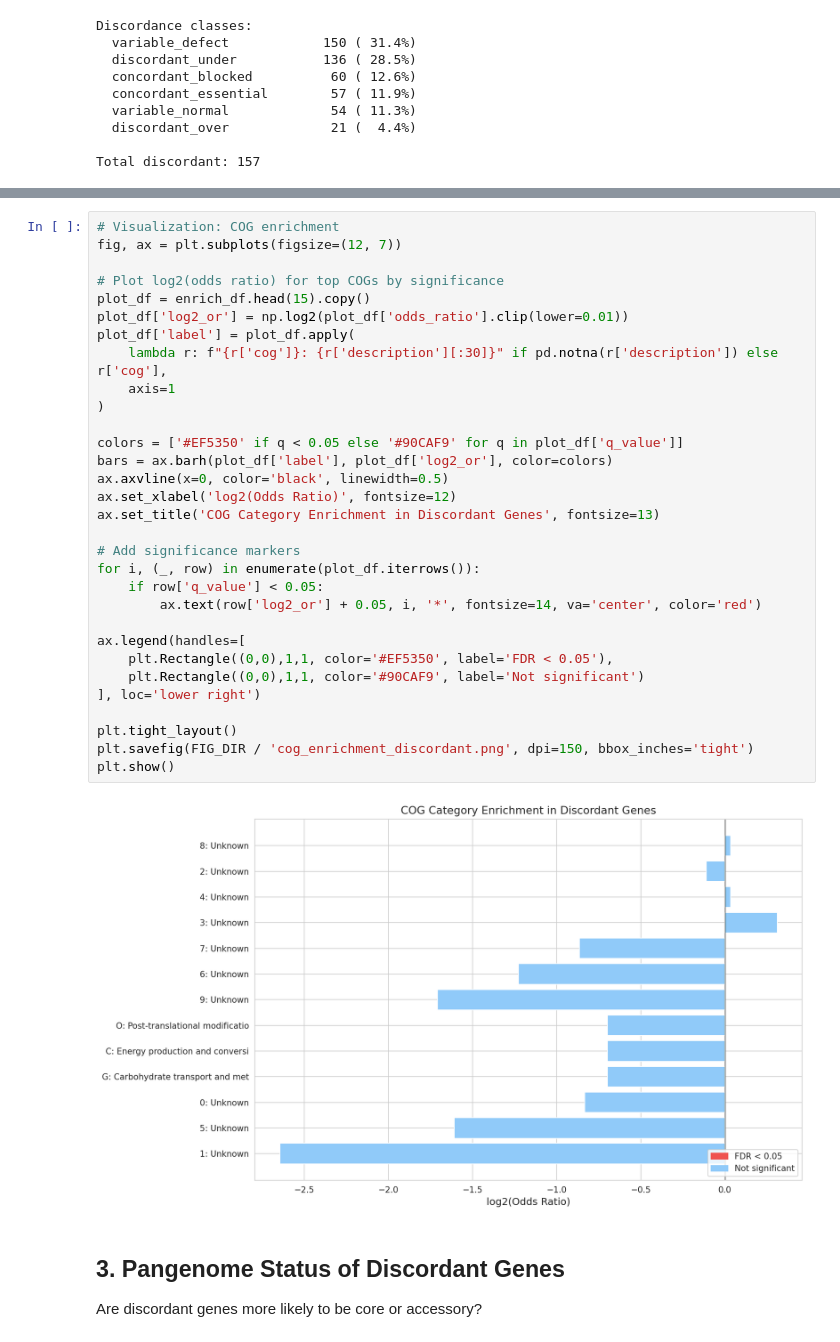
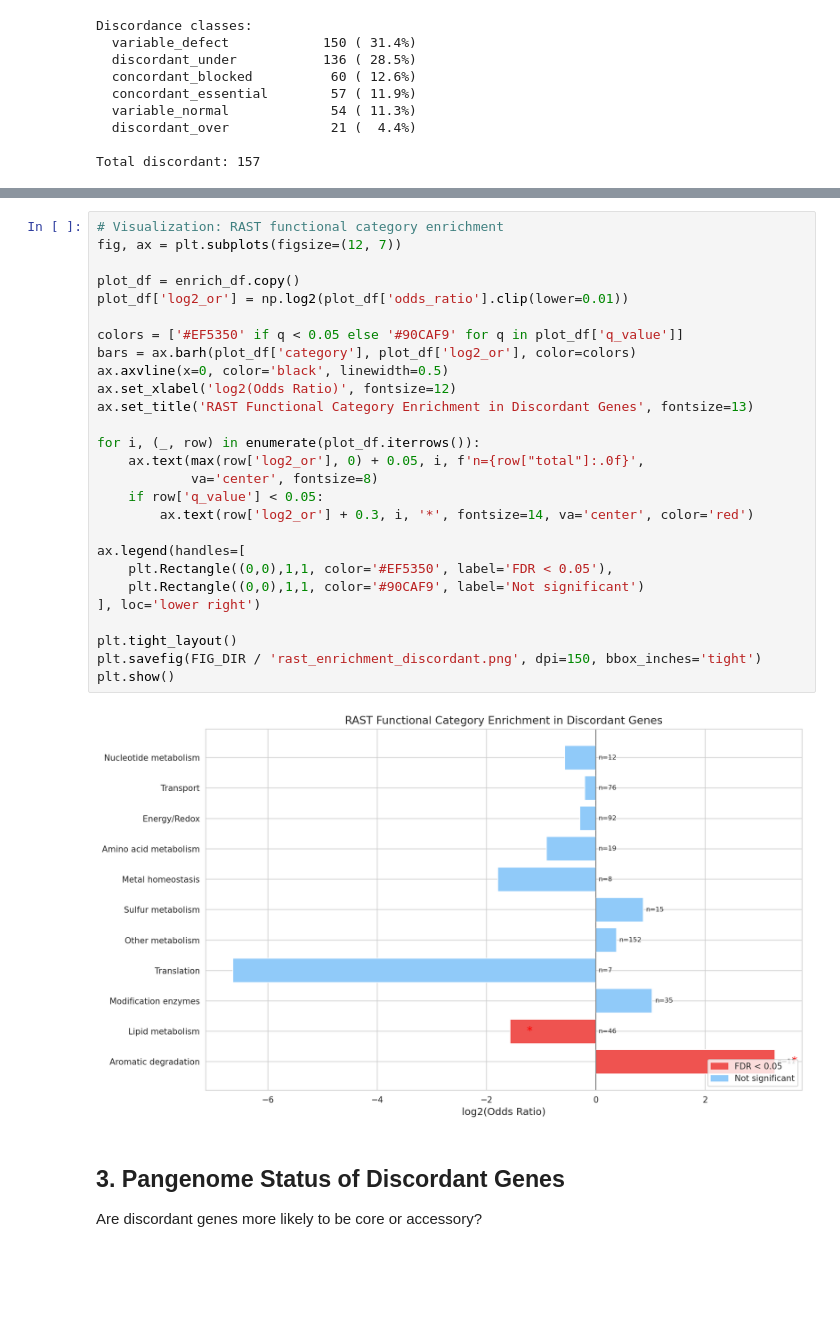
Before and after one commit to kbaseincubator/BERIL-research-observatory, a Jupyter notebook: projects/adp1_triple_essentiality/notebooks/03_discordant_characterization.ipynb, the cells around one changed output, grey strips where cells are left out. Saved outputs shown, nothing was run; the diff lists cells and outputs as text; blank space fills up the shorter version.

```diff
--- a/projects/adp1_triple_essentiality/notebooks/03_discordant_characterization.ipynb
+++ b/projects/adp1_triple_essentiality/notebooks/03_discordant_characterization.ipynb
@@ -254,36 +257,32 @@ FBA under-predicts (blocked+defect) (n=136):
 # %%
-# Visualization: COG enrichment
+# Visualization: RAST functional category enrichment
 fig, ax = plt.subplots(figsize=(12, 7))
 
-# Plot log2(odds ratio) for top COGs by significance
-plot_df = enrich_df.head(15).copy()
+plot_df = enrich_df.copy()
 plot_df['log2_or'] = np.log2(plot_df['odds_ratio'].clip(lower=0.01))
-plot_df['label'] = plot_df.apply(
-    lambda r: f"{r['cog']}: {r['description'][:30]}" if pd.notna(r['description']) else r['cog'],
-    axis=1
-)
 
 colors = ['#EF5350' if q < 0.05 else '#90CAF9' for q in plot_df['q_value']]
-bars = ax.barh(plot_df['label'], plot_df['log2_or'], color=colors)
+bars = ax.barh(plot_df['category'], plot_df['log2_or'], color=colors)
 ax.axvline(x=0, color='black', linewidth=0.5)
 ax.set_xlabel('log2(Odds Ratio)', fontsize=12)
-ax.set_title('COG Category Enrichment in Discordant Genes', fontsize=13)
+ax.set_title('RAST Functional Category Enrichment in Discordant Genes', fontsize=13)
 
-# Add significance markers
 for i, (_, row) in enumerate(plot_df.iterrows()):
+    ax.text(max(row['log2_or'], 0) + 0.05, i, f'n={row["total"]:.0f}',
+            va='center', fontsize=8)
     if row['q_value'] < 0.05:
-        ax.text(row['log2_or'] + 0.05, i, '*', fontsize=14, va='center', color='red')
+        ax.text(row['log2_or'] + 0.3, i, '*', fontsize=14, va='center', color='red')
 
 ax.legend(handles=[
     plt.Rectangle((0,0),1,1, color='#EF5350', label='FDR < 0.05'),
     plt.Rectangle((0,0),1,1, color='#90CAF9', label='Not significant')
 ], loc='lower right')
 
 plt.tight_layout()
-plt.savefig(FIG_DIR / 'cog_enrichment_discordant.png', dpi=150, bbox_inches='tight')
+plt.savefig(FIG_DIR / 'rast_enrichment_discordant.png', dpi=150, bbox_inches='tight')
 plt.show()
 # %% [output]
-[figure, old version]
+[figure, new version]
 # %% [markdown]
 ## 3. Pangenome Status of Discordant Genes
 
```
Also changed, not shown: parts of 6 cells of this notebook, 7 other files.
